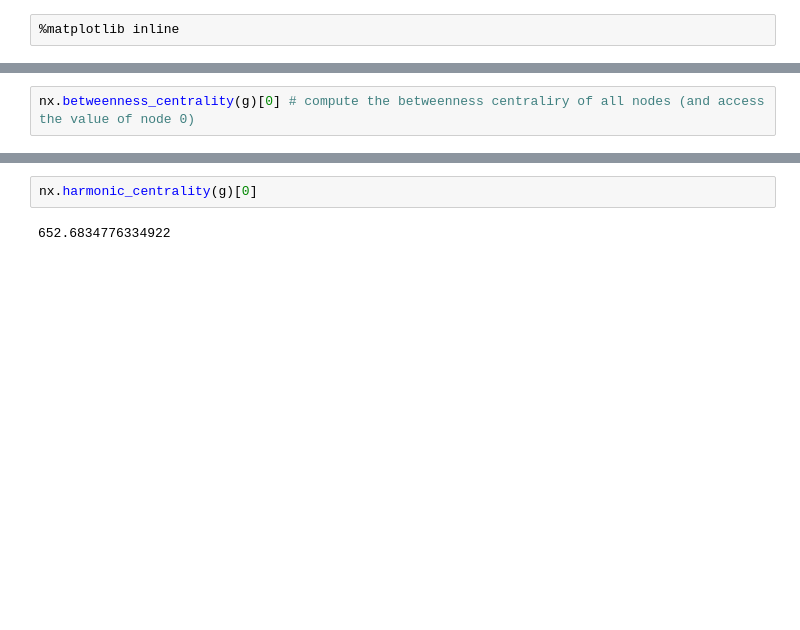
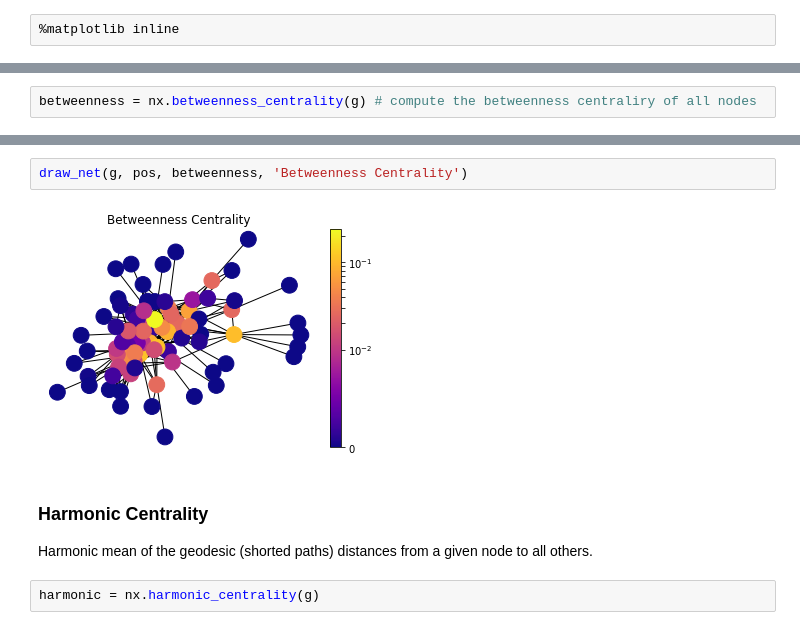
Before and after one commit to sna-unipi/SNA-lectures-notebooks, a Jupyter notebook: Chapter 6 - Centrality & Assortative Mixing.ipynb, the cells around one changed output, grey strips where cells are left out. Cells and saved outputs as stored; diff of their text form; blank space fills up the shorter version.

```diff
--- a/Chapter 6 - Centrality & Assortative Mixing.ipynb
+++ b/Chapter 6 - Centrality & Assortative Mixing.ipynb
@@ -40,2 +109,2 @@ nx.closeness_centrality(g)[0] # compute the closeness centraliry of all nodes (a
 # %%
-nx.betweenness_centrality(g)[0] # compute the betweenness centraliry of all nodes (and access the value of node 0)
+betweenness = nx.betweenness_centrality(g) # compute the betweenness centraliry of all nodes
@@ -44,4 +120,10 @@ nx.betweenness_centrality(g)[0] # compute the betweenness centraliry of all node
+# %%
+draw_net(g, pos, betweenness, 'Betweenness Centrality')
+# %% [output]
+[figure, added]
+# %% [markdown]
+### Harmonic Centrality
+
+Harmonic mean of the geodesic (shorted paths) distances from a given node to all others.
 # %%
-nx.harmonic_centrality(g)[0]
+harmonic = nx.harmonic_centrality(g)
-# %% [output]
-652.6834776334922
```
Also changed, not shown: parts of 52 cells of this notebook, 3 other files.
